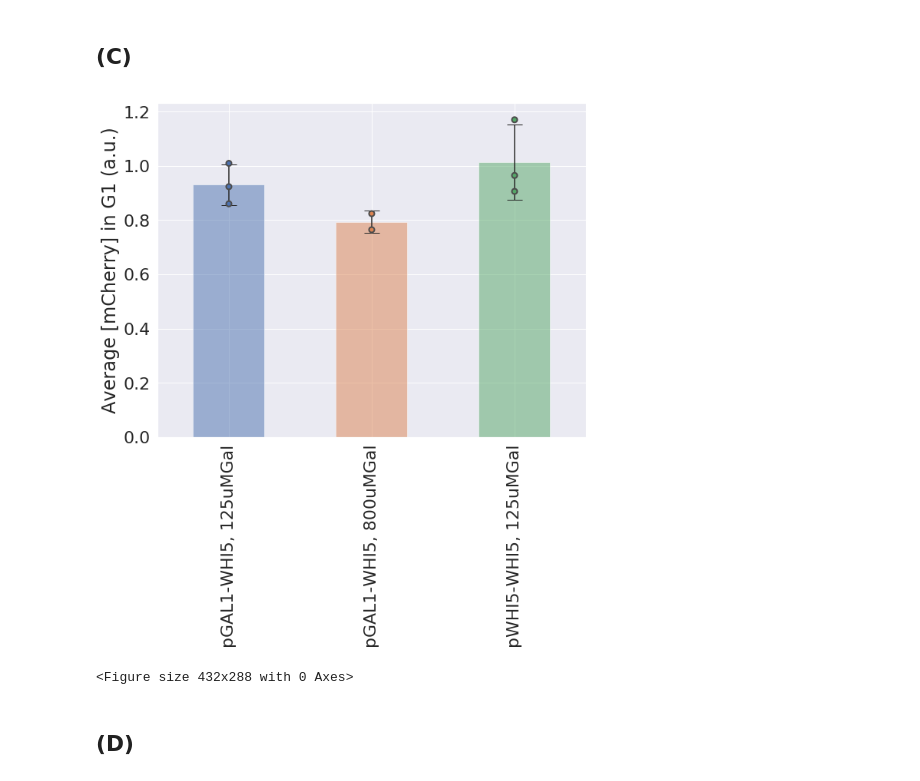
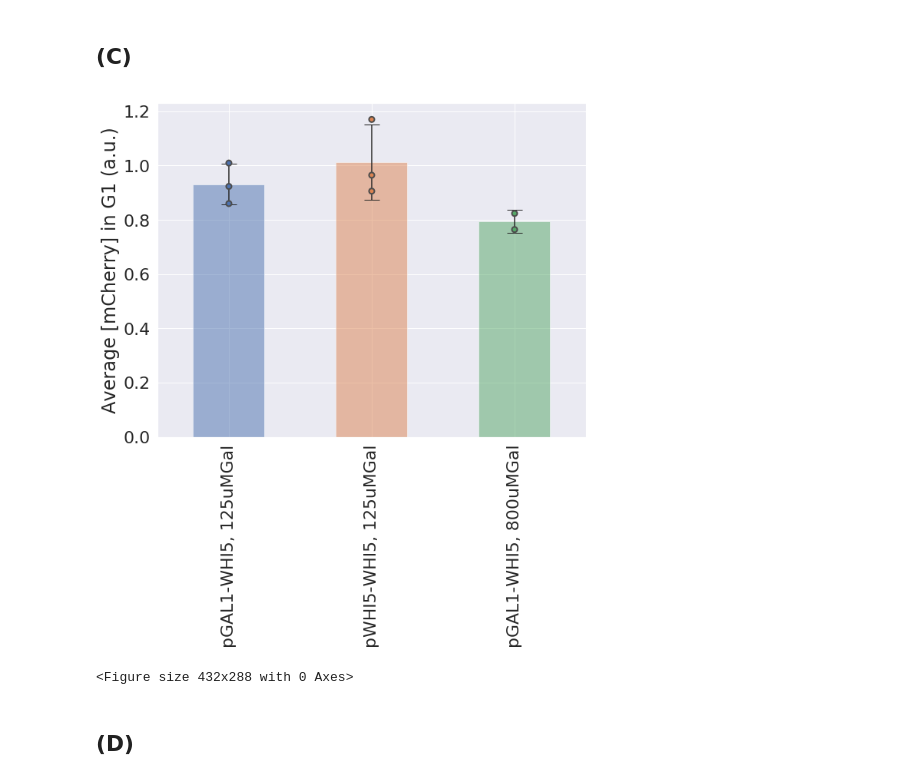
Before and after one commit to AWMurrayLab/image_processing_cellstar_public, a Jupyter notebook: timepoint_expts_paper_barplots.ipynb, the cells around one changed output. Drawn from its saved outputs; the diff is of its cells as text; code cells hidden in the pictures.

```diff
--- a/timepoint_expts_paper_barplots.ipynb
+++ b/timepoint_expts_paper_barplots.ipynb
@@ -30,7 +30,7 @@ strain_db={'yFB29':r'pGAL1-WHI5-mVenNB', 'yFB30':r'pGAL1-WHI5-mVenNB, $\Delta$bc
 expt_ids = ['/190403_timepoint', '/190417_timepoint', '/190607_timepoint', '/190322_timepoint']
 for ind in range(len(expt_ids)):
     expt_id = expt_ids[ind]
-    pickle_in = open("./expt_ids"+expt_id+'.pkl',"rb")
+    pickle_in = open("/mnt/c/Users/felix/Dropbox/19_whi5_dilution_paper/expt_ids"+expt_id+'.pkl',"rb")
     temp_df = pickle.load(pickle_in)
     temp_df['expt_id'] = expt_id
     if ind==0:
@@ -43,10 +43,6 @@ for ind in range(len(expt_ids)):
 
 df1['pixel_thresh_fluor_vals_av'] = df1['pixel_thresh_fluor_vals']/df1['pixel_thresh_vol']
 df1['pixel_thresh_fluor_vals_av_c2'] = df1['pixel_thresh_fluor_vals_c2']/df1['pixel_thresh_vol']
-df1['nucl_cyt_fluor_ratio'] = df1['nuclear_fluor_int']/df1['cytoplasmic_fluor_int']
-df1['nucl_cyt_fluor_ratio_c2'] = df1['nuclear_fluor_int_c2']/df1['cytoplasmic_fluor_int_c2']
-df1['nucl_cyt_vol_ratio'] =  df1['nuclear_vol']/(df1['pixel_thresh_vol']-df1['nuclear_vol'])
-df1['zproj_fluor_vals_conc'] = df1['zproj_fluor_vals']/df1['ellipse_volume']
 df1['strain_num'] = [df1.iloc[i0].Strain[:5] for i0 in range(len(df1))]
 df1['gal_conc'] = [df1.iloc[i0].Strain[6:] for i0 in range(len(df1))]
 df1['genotype'] = [strain_db[df1.iloc[i0].strain_num] for i0 in range(len(df1))]
@@ -81,13 +99,15 @@ fig=plt.figure(figsize=[5,5])
 var= 'pixel_thresh_fluor_vals_av'
 temp_df=df2[var].groupby('Condition').mean()
 temp_df1=df2[var].groupby('Condition').std(ddof=1)
-g = sns.stripplot(x='Condition', y=var, data=df2.reset_index(), size=7, jitter=False, linewidth=2.0)
+ordering = ['pGAL1-WHI5, 125uMGal', 'pWHI5-WHI5, 125uMGal', 'pGAL1-WHI5, 800uMGal']
+g = sns.stripplot(x='Condition', y=var, data=df2.reset_index(), size=7, jitter=False, linewidth=2.0, order=ordering)
+current_palette = sns.color_palette()
 labels = ['$P_{GAL1}-WHI5$,\n 125$\mu$M Gal', '$P_{GAL1}-WHI5$,\n 800$\mu$M Gal', '$P_{WHI5}-WHI5$,\n125$\mu$M Gal']
-temp_df.plot(kind='bar',yerr=temp_df1,capsize=10.0, figsize=[10,8],grid=True, alpha=.5)
+temp_df[[0,2,1]].plot(x='Condition',kind='bar',yerr=temp_df1[[0,2,1]],capsize=10.0, figsize=[10,8],grid=True, alpha=.5,color=current_palette[:3])
 # g.set_xticklabels(labels, rotation=0)
 plt.ylabel('Average [Whi5] in G1 (a.u.)')
 plt.xlabel('')
 plt.show()
-fig.savefig('/home/felix/Dropbox/19_whi5_dilution_paper/plots/induction_validation/c1_G1_bar_timepoint_variable_gal.png',dpi=500, bbox_inches='tight')
+fig.savefig('/mnt/c/Users/felix/Dropbox/19_whi5_dilution_paper/plots/induction_validation/c1_G1_bar_timepoint_variable_gal.png',dpi=500, bbox_inches='tight')
 plt.clf()
 # %% [output]
@@ -98,23 +118,24 @@ plt.clf()
 # %%
 x=df1.Condition!='pWHI5-WHI5, 800uMGal'
 df2 = df1[x].groupby(['Condition', 'expt_id']).mean()
 # print df1.groupby(['Condition', 'expt_id'])['pixel_thresh_fluor_vals_av'].mean()
 sns.set(font_scale=2)
 fig=plt.figure(figsize=[5,5])
 var= 'pixel_thresh_fluor_vals_av_c2'
 temp_df=df2[var].groupby('Condition').mean()
 temp_df1=df2[var].groupby('Condition').std(ddof=1)
-g = sns.stripplot(x='Condition', y=var, data=df2.reset_index(), size=7, jitter=False, linewidth=2.0)
+ordering = ['pGAL1-WHI5, 125uMGal', 'pWHI5-WHI5, 125uMGal', 'pGAL1-WHI5, 800uMGal']
+g = sns.stripplot(x='Condition', y=var, data=df2.reset_index(), size=7, jitter=False, linewidth=2.0, order=ordering)
 labels = ['$P_{GAL1}-WHI5$,\n 125$\mu$M Gal', '$P_{GAL1}-WHI5$,\n 800$\mu$M Gal', '$P_{WHI5}-WHI5$,\n125$\mu$M Gal']
-temp_df.plot(kind='bar',yerr=temp_df1,capsize=10.0, figsize=[10,8],grid=True, alpha=.5)
+temp_df[[0,2,1]].plot(kind='bar',yerr=temp_df1[[0,2,1]],capsize=10.0, figsize=[10,8],grid=True, alpha=.5,color=current_palette[:3])
 # g.set_xticklabels(labels, rotation=0)
 plt.ylabel('Average [mCherry] in G1 (a.u.)')
 plt.xlabel('')
 plt.show()
-fig.savefig('/home/felix/Dropbox/19_whi5_dilution_paper/plots/induction_validation/c2_G1_bar_timepoint_variable_gal.png',dpi=500, bbox_inches='tight')
+fig.savefig('/mnt/c/Users/felix/Dropbox/19_whi5_dilution_paper/plots/induction_validation/c2_G1_bar_timepoint_variable_gal.png',dpi=500, bbox_inches='tight')
 plt.clf()
 # %% [output]
-[figure, old version]
+[figure, new version]
 <Figure size 432x288 with 0 Axes>
 # %% [markdown]
 ## (D)
```
Also changed, not shown: parts of 7 cells of this notebook, 2 other files.
